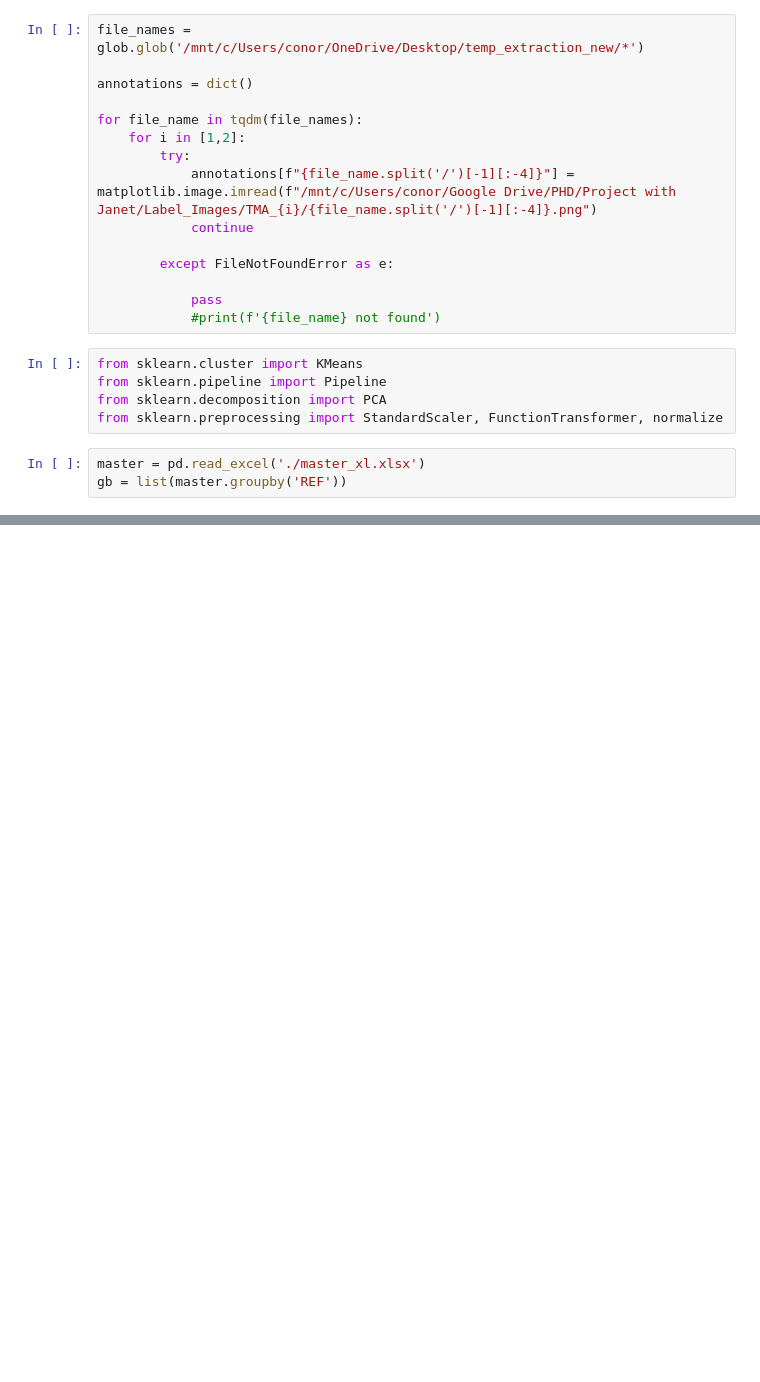
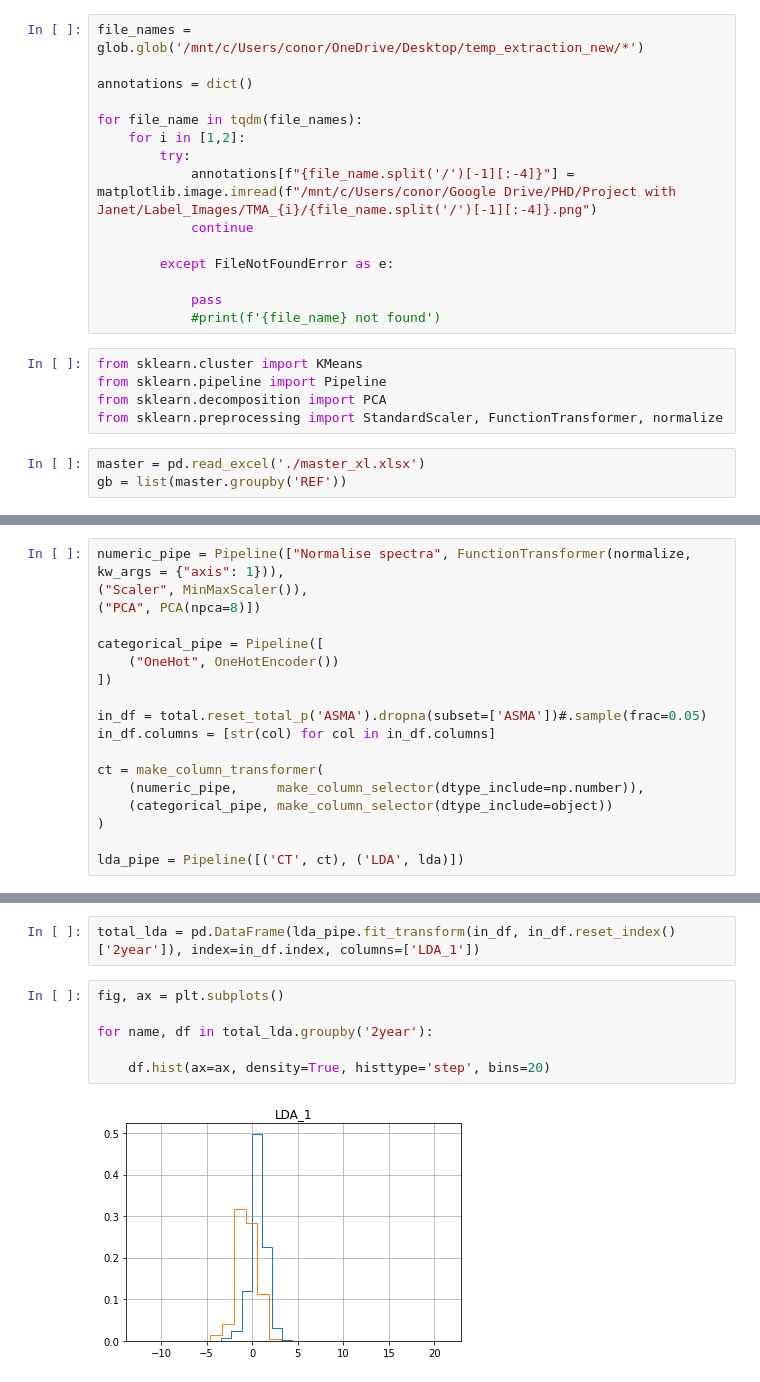
Before and after one commit to c-whitley/PHD, a Jupyter notebook: Prognosis_Plots.ipynb, the cells around one changed output, grey strips where cells are left out. Drawn from its saved outputs; the diff is of its cells as text; blank space fills up the shorter version.

```diff
--- a/Prognosis_Plots.ipynb
+++ b/Prognosis_Plots.ipynb
@@ -65,0 +155,18 @@ TMA_1_C3
+# %%
+numeric_pipe = Pipeline(["Normalise spectra", FunctionTransformer(normalize, kw_args = {"axis": 1})),
+("Scaler", MinMaxScaler()),
+("PCA", PCA(npca=8)])
+
+categorical_pipe = Pipeline([
+    ("OneHot", OneHotEncoder())
+])
+
+in_df = total.reset_total_p('ASMA').dropna(subset=['ASMA'])#.sample(frac=0.05)
+in_df.columns = [str(col) for col in in_df.columns]
+
+ct = make_column_transformer(
+    (numeric_pipe,     make_column_selector(dtype_include=np.number)),
+    (categorical_pipe, make_column_selector(dtype_include=object))
+)
+
+lda_pipe = Pipeline([('CT', ct), ('LDA', lda)])
@@ -65,0 +177,10 @@ TMA_1_C3
+# %%
+total_lda = pd.DataFrame(lda_pipe.fit_transform(in_df, in_df.reset_index()['2year']), index=in_df.index, columns=['LDA_1'])
+# %%
+fig, ax = plt.subplots()
+
+for name, df in total_lda.groupby('2year'):
+
+    df.hist(ax=ax, density=True, histtype='step', bins=20)
+# %% [output]
+[figure, added]
```
Also changed, not shown: parts of 18 cells of this notebook, 10 other files.
